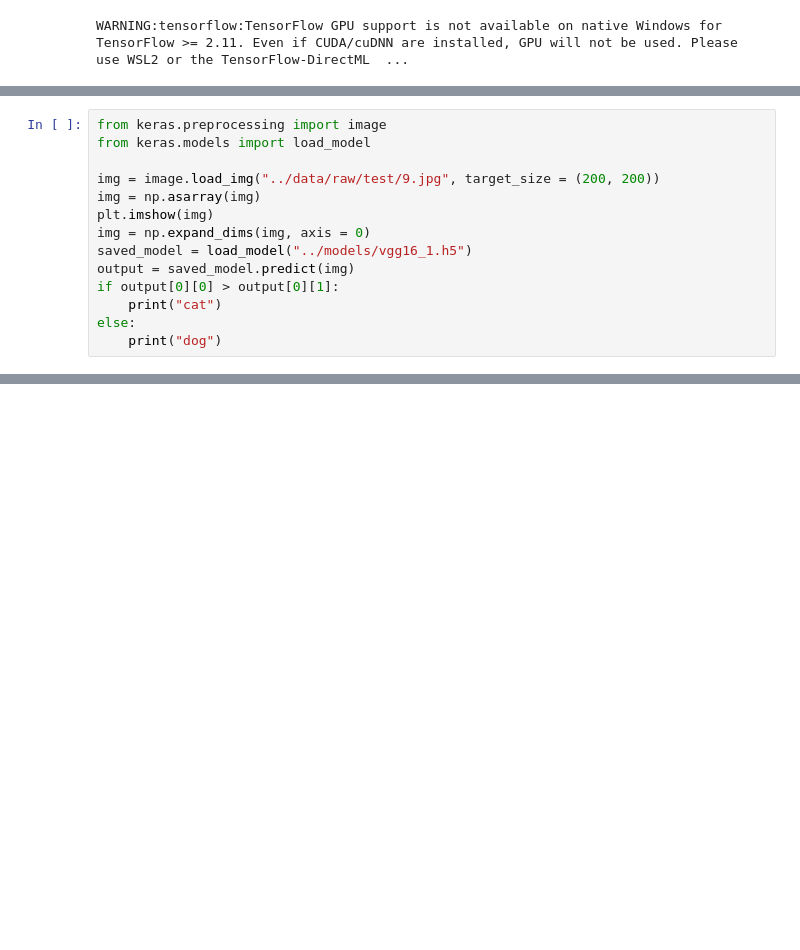
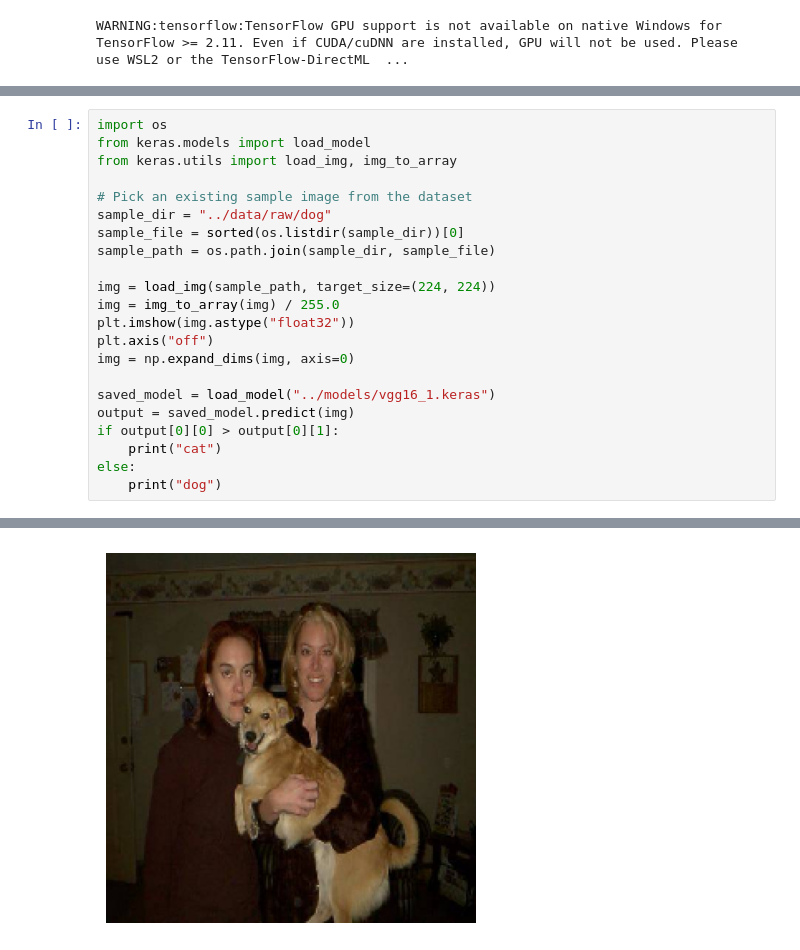
Before and after one commit to matthewkane-ml/ML_DeepLearning_MTK, a Jupyter notebook: src/DeepLearning-VGG16.ipynb, the cells around one changed output, grey strips where cells are left out. Drawn from its saved outputs; the diff is of its cells as text; blank space fills up the shorter version.

```diff
--- a/src/DeepLearning-VGG16.ipynb
+++ b/src/DeepLearning-VGG16.ipynb
@@ -177,14 +201,23 @@ plt.show()
 # %%
-from keras.preprocessing import image
+import os
 from keras.models import load_model
+from keras.utils import load_img, img_to_array
 
-img = image.load_img("../data/raw/test/9.jpg", target_size = (200, 200))
-img = np.asarray(img)
-plt.imshow(img)
-img = np.expand_dims(img, axis = 0)
-saved_model = load_model("../models/vgg16_1.h5")
+# Pick an existing sample image from the dataset
+sample_dir = "../data/raw/dog"
+sample_file = sorted(os.listdir(sample_dir))[0]
+sample_path = os.path.join(sample_dir, sample_file)
+
+img = load_img(sample_path, target_size=(224, 224))
+img = img_to_array(img) / 255.0
+plt.imshow(img.astype("float32"))
+plt.axis("off")
+img = np.expand_dims(img, axis=0)
+
+saved_model = load_model("../models/vgg16_1.keras")
 output = saved_model.predict(img)
 if output[0][0] > output[0][1]:
     print("cat")
 else:
     print("dog")
+# %% [output]
@@ -190,0 +226 @@ else:
+[figure, added]
```
Also changed, not shown: parts of 8 cells of this notebook.
